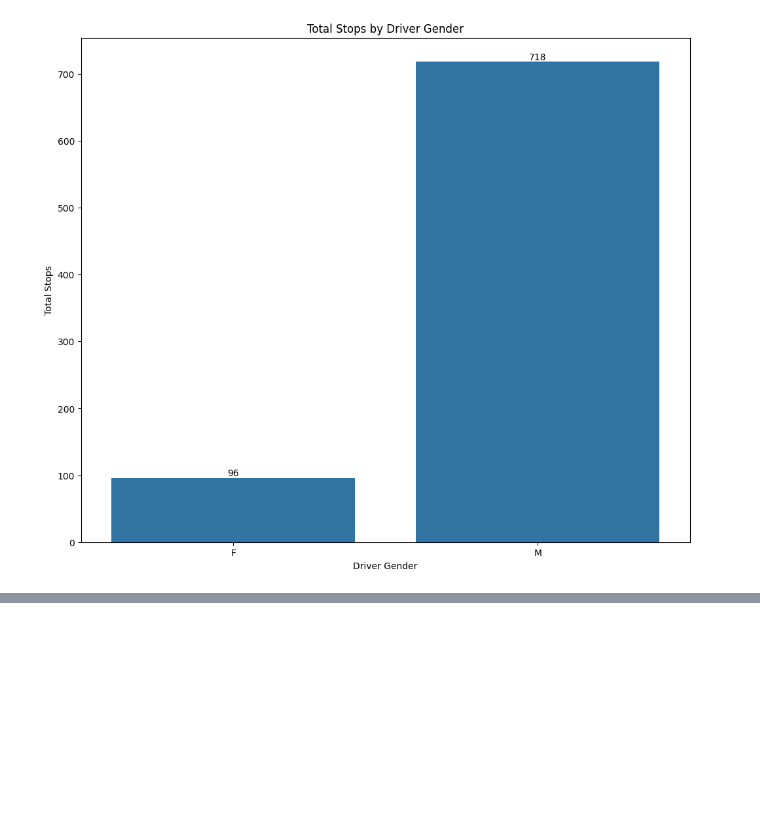
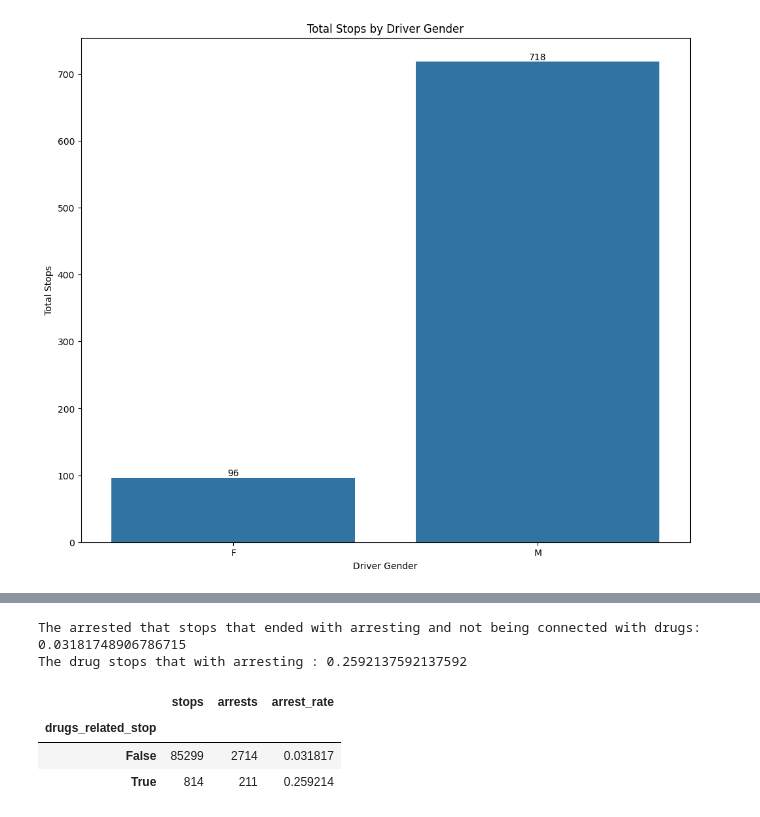
Before and after one commit to Szafranerio/Data_InDepth, a Jupyter notebook: Pandas/Practice/Police.ipynb, the cells around one changed output, grey strips where cells are left out. Drawn from its saved outputs; the diff is of its cells as text; code cells hidden in the pictures; blank space fills up the shorter version.

```diff
--- a/Pandas/Practice/Police.ipynb
+++ b/Pandas/Practice/Police.ipynb
@@ -137,0 +163,18 @@ plt.show()
+# %%
+print(f'The arrested that stops that ended with arresting and not being connected with drugs: {non_drug_arrest_rate}')
+print(f'The drug stops that with arresting : {drug_arrest_rate}')
+# %% [output]
+The arrested that stops that ended with arresting and not being connected with drugs: 0.03181748906786715
+The drug stops that with arresting : 0.2592137592137592
+# %%
+summary = data.groupby('drugs_related_stop').agg(
+    stops=('is_arrested', 'count'),
+    arrests=('is_arrested', 'sum'),
+    arrest_rate=('is_arrested', 'mean')
+)
+summary
+# %% [output]
+|  | stops | arrests | arrest_rate |
+| drugs_related_stop |  |  |  |
+| False | 85299 | 2714 | 0.031817 |
+| True | 814 | 211 | 0.259214 |
```
Also changed, not shown: parts of 5 cells of this notebook.
